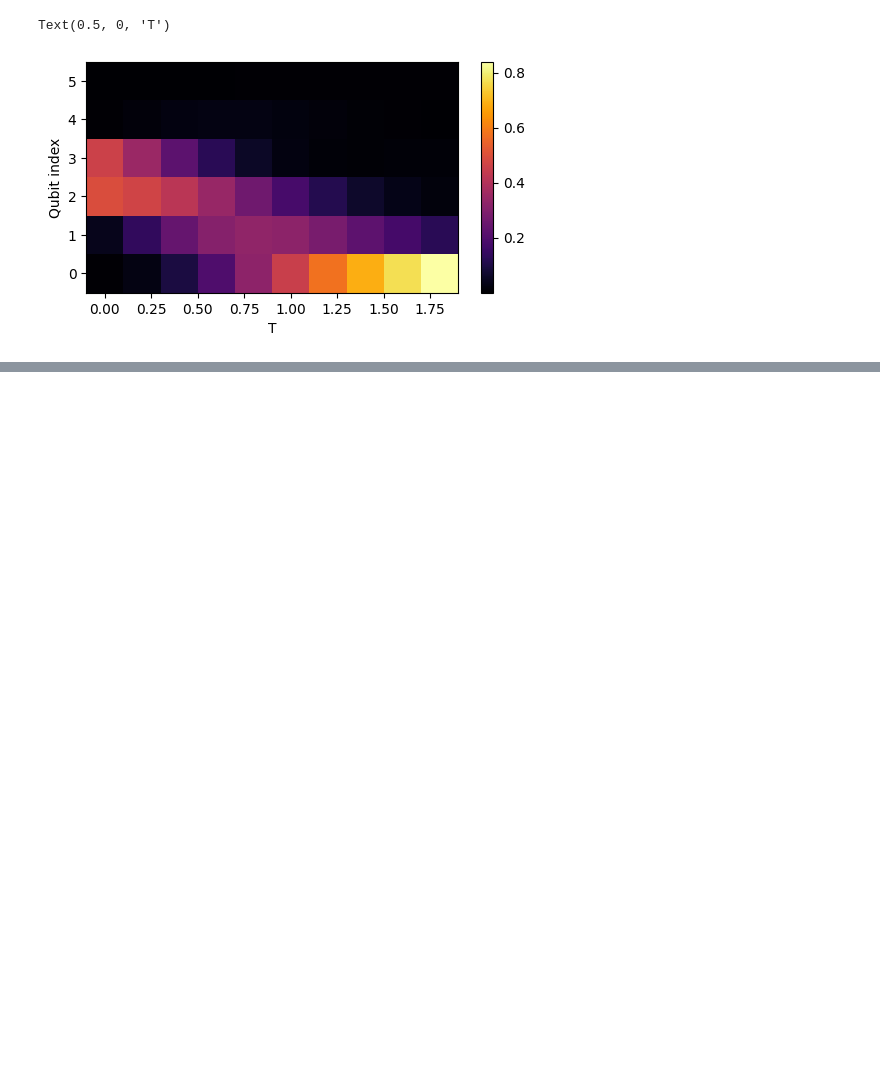
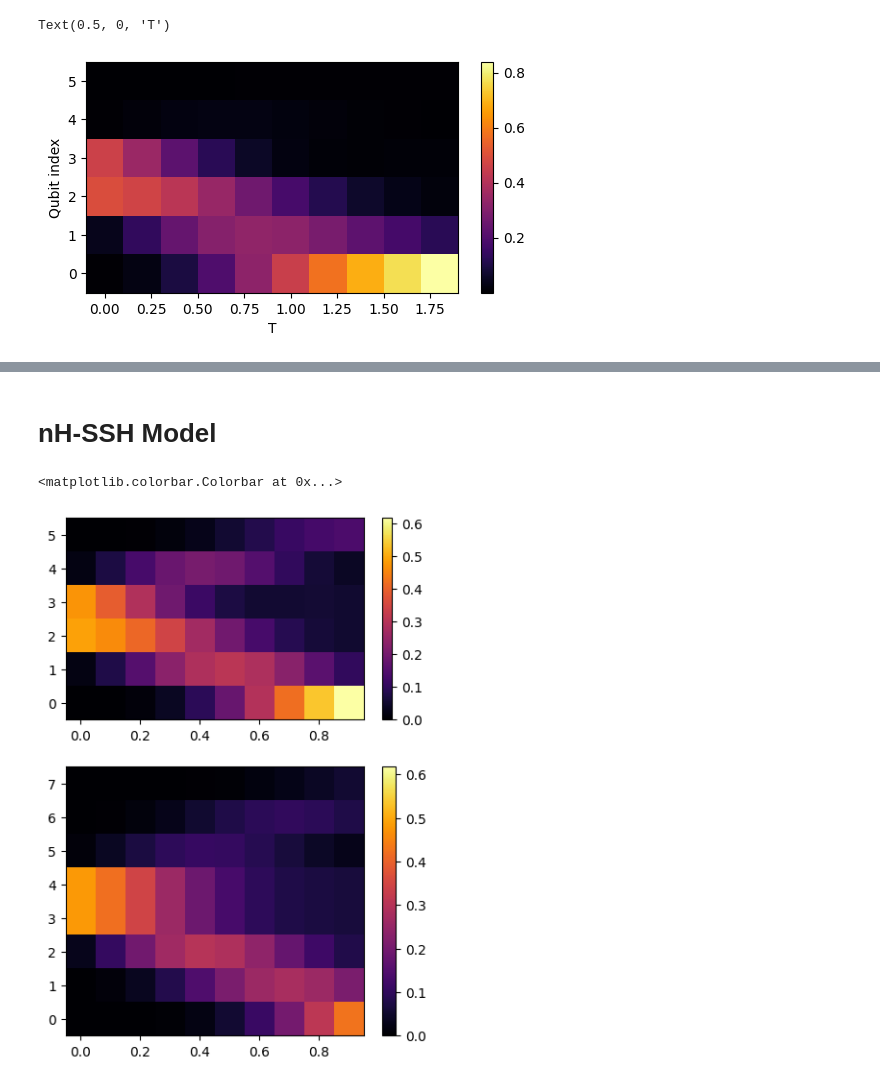
Before and after one commit to syralie/qsim-condensed-matter, a Jupyter notebook: NHSE.ipynb, the cells around one changed output, grey strips where cells are left out. Drawn from its saved outputs; the diff is of its cells as text; code cells hidden in the pictures; blank space fills up the shorter version.

```diff
--- a/NHSE.ipynb
+++ b/NHSE.ipynb
@@ -578,0 +709,2 @@ Text(0.5, 0, 'T')
+# %% [markdown]
+# nH-SSH Model
@@ -578,0 +744,8 @@ Text(0.5, 0, 'T')
+# %%
+def check_ancillary(N, key):
+    total_N = get_N_total(N)
+    for i in range(total_N):
+        if i % 3 == 0:
+            if key[i] != "0":
+                return False
+    return True
@@ -578,0 +813,20 @@ Text(0.5, 0, 'T')
+# %%
+
+nb_timesteps = 10
+timestep_duration = 0.1
+gamma = 0.5
+J = 2
+# %%
+density_6 = get_density(J, gamma, 6, nb_timesteps, timestep_duration)
+# %%
+density_8 = get_density(J, gamma, 8, nb_timesteps, timestep_duration)
+# %%
+fig, axes = plt.subplots(2, height_ratios=[6, 8], figsize=(10/2, (6 + 8)/2))
+plt.inferno()
+im_0 = axes[0].pcolormesh([timestep_duration * i for i in range(nb_timesteps)], np.arange(0,6,1), density_6.T, vmin=0, vmax=np.max(density_6))
+im_1 = axes[1].pcolormesh([timestep_duration * i for i in range(nb_timesteps)], np.arange(0,8,1), density_8.T, vmin=0, vmax=np.max(density_6))
+fig.colorbar(im_0)
+fig.colorbar(im_1)
+# %% [output]
+<matplotlib.colorbar.Colorbar at 0x...>
+[figure, added]
```
Also changed, not shown: parts of 8 cells of this notebook.
